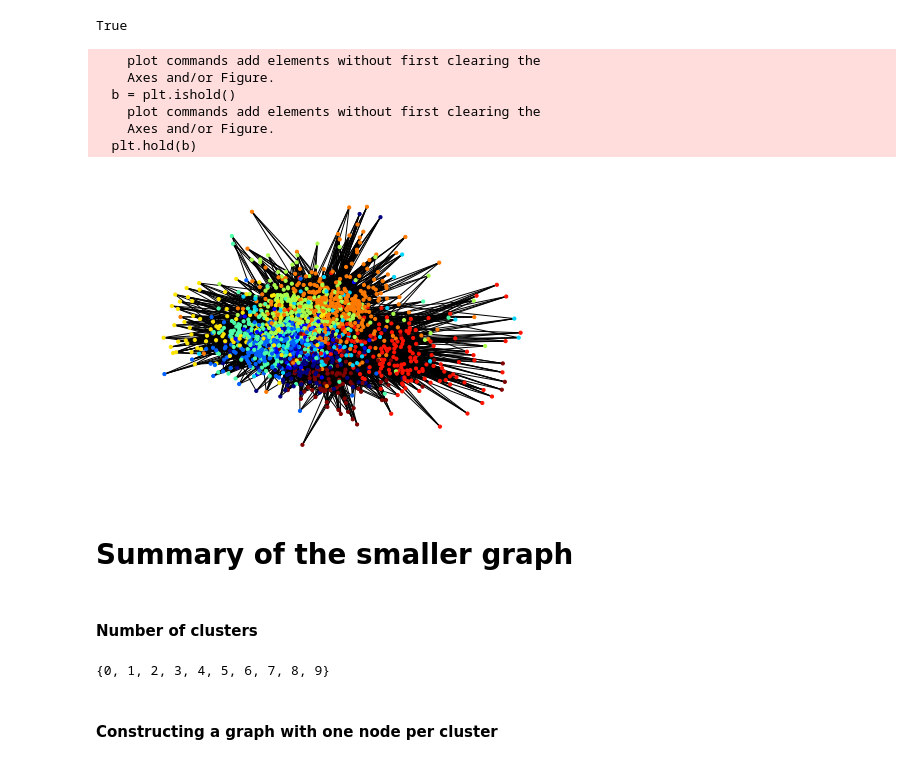
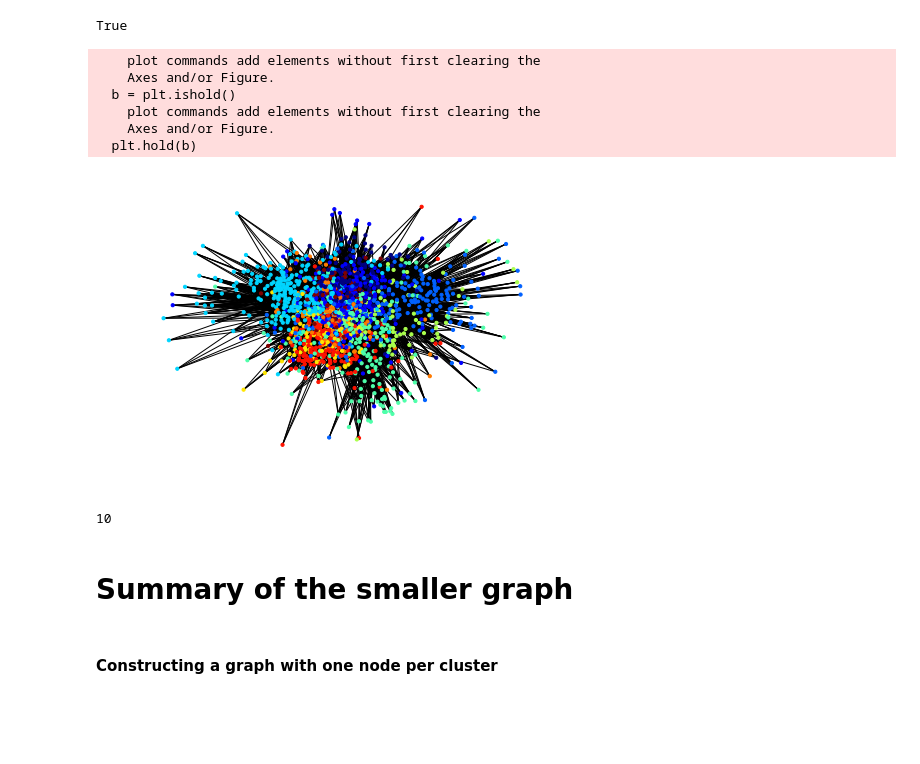
Before and after one commit to louismartin/email-classification-challenge, a Jupyter notebook: graph_experiments_pierre.ipynb, the cells around one changed output. Cells and saved outputs as stored; diff of their text form; code cells hidden in the pictures; blank space fills up the shorter version.

Commit message:
adding a compute_summary_graph function

```diff
--- a/graph_experiments_pierre.ipynb
+++ b/graph_experiments_pierre.ipynb
@@ -98 +40,3 @@ print(min)
+# %%
+G_connected = construct_graph(df_emails)
 # %%
@@ -104,5 +46,3 @@ list_graph = list(nx.connected_component_subgraphs(G))
-# %%
-G_connected = list_graph[0]
 # %%
 G_connected.number_of_nodes()
 # %% [output]
@@ -116,7 +52,7 @@ values = [parts.get(node) for node in G_connected.nodes()]
 # %% [markdown]
 # Constructing a smaller graph
 # %%
-for node in G.nodes():
-    if G.degree(node)<=2 and G.degree(node,weight='weight')<=2.1:
-        G.remove_node(node)
+for node in G_connected.nodes():
+    if G_connected.degree(node)<=3 and G_connected.degree(node,weight='weight')<=3.1:
+        G_connected.remove_node(node)
 # %%
@@ -128,28 +64,26 @@ nx.is_connected(G)
 # %% [output]
 True
 # %%
-parts = community.best_partition(G)
-values = [parts.get(node) for node in G.nodes()]
+output_dict = compute_teams(G_connected)
+n_clusters = output_dict["n_clusters"]
+teams = output_dict["teams"]
+parts = output_dict["parts"]
+list_teams = [teams[node] for node in G_connected.nodes()]
 
-nx.draw_spring(G, cmap = plt.get_cmap('jet'), node_color = values, node_size=10, with_labels=False)
+nx.draw_spring(G_connected, cmap = plt.get_cmap('jet'), node_color = list_teams, node_size=10, with_labels=False)
 # %% [output]
     plot commands add elements without first clearing the
     Axes and/or Figure.
   b = plt.ishold()
     plot commands add elements without first clearing the
     Axes and/or Figure.
   plt.hold(b)
-[figure, old version]
+[figure, new version]
+# %%
+n_clusters
+# %% [output]
+10
 # %% [markdown]
 # Summary of the smaller graph
-# %% [markdown]
-#### Number of clusters
-# %%
-output = set()
-for x in values:
-    output.add(x)
-print(output)
-# %% [output]
-{0, 1, 2, 3, 4, 5, 6, 7, 8, 9}
 # %% [markdown]
 #### Constructing a graph with one node per cluster
```
Also changed, not shown: parts of 25 cells of this notebook, 1 other file.
